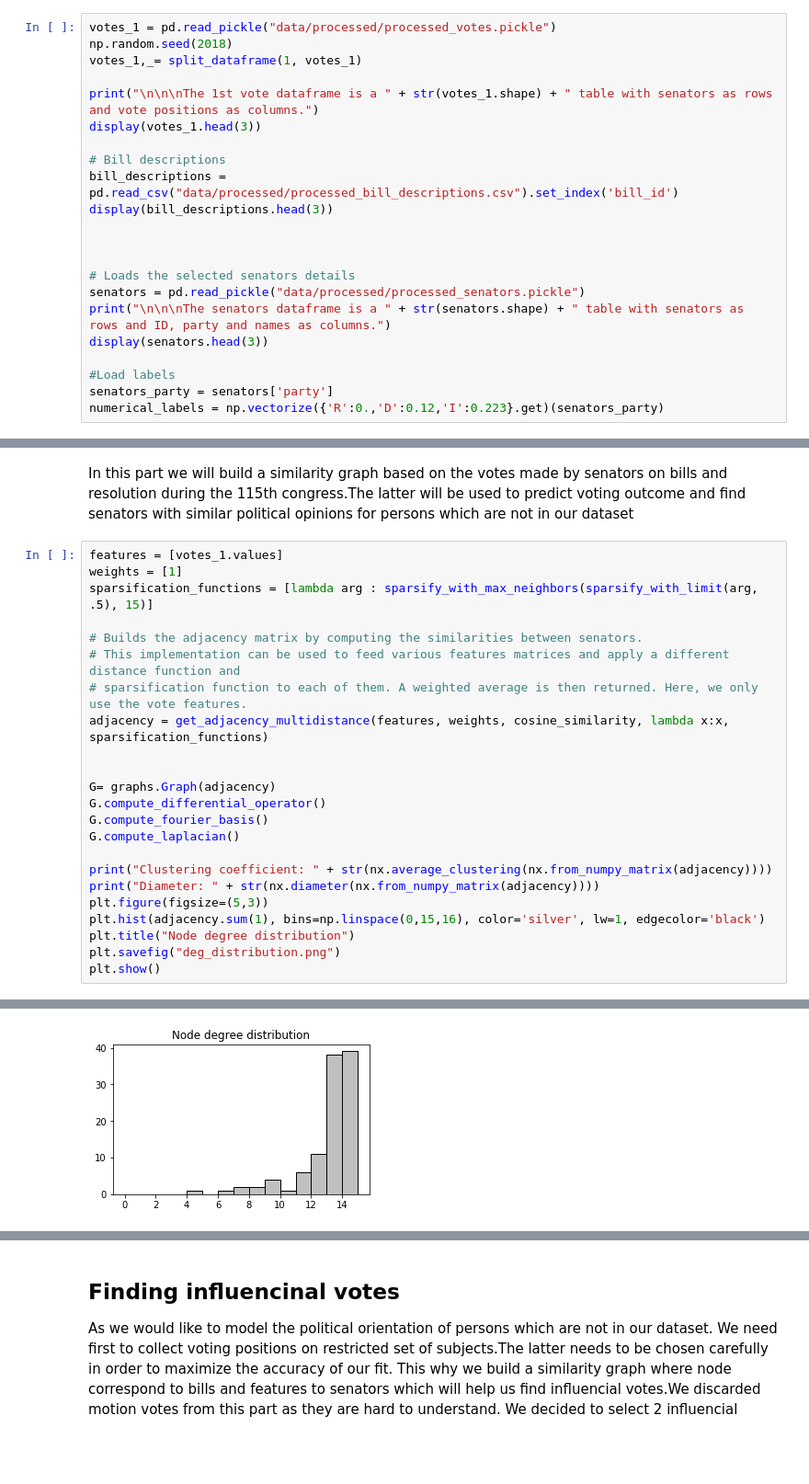
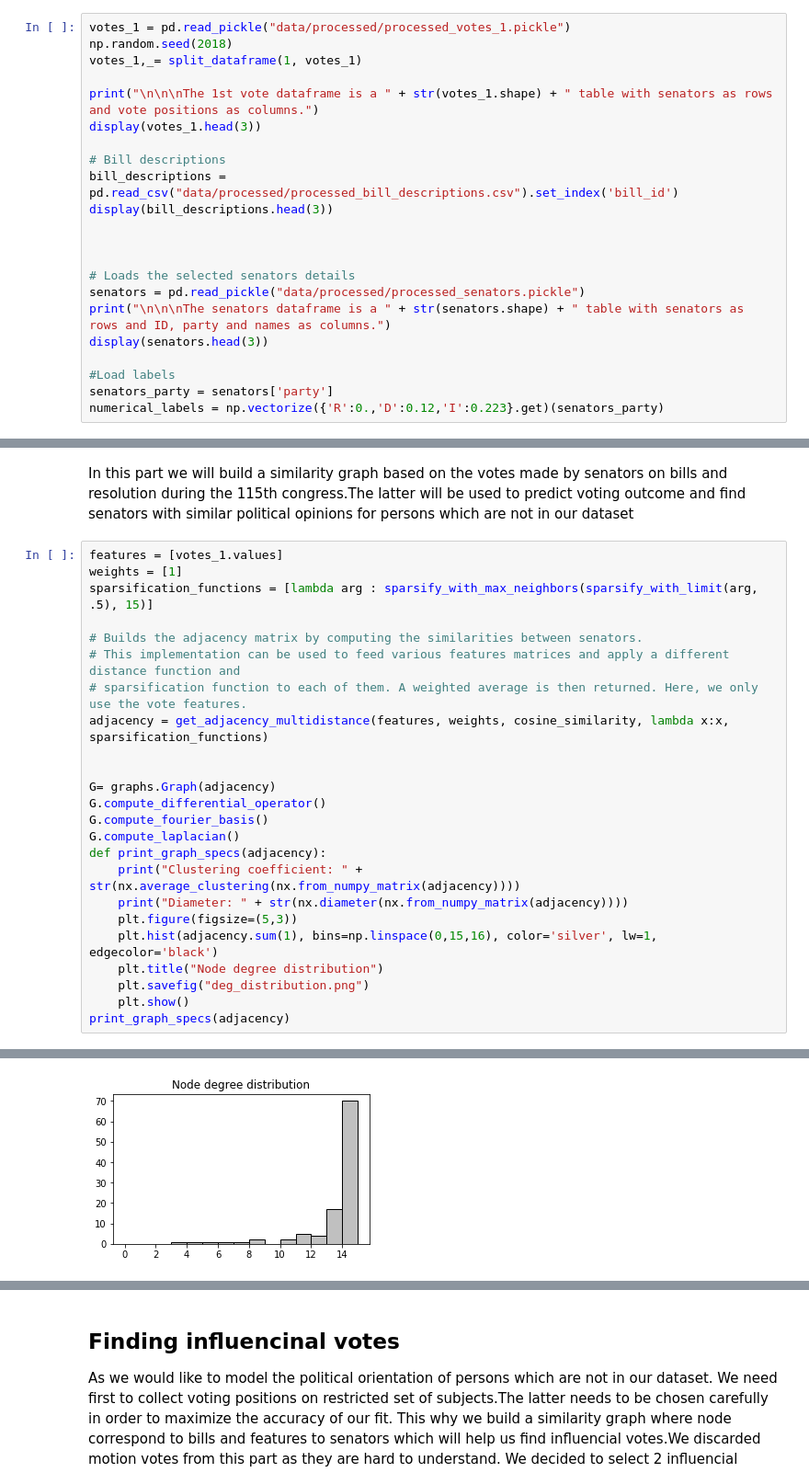
Before and after one commit to lkiel/US-Senators, a Jupyter notebook: Project Demonstration.ipynb, the cells around one changed output, grey strips where cells are left out. Shown at 92% size. Cells and saved outputs as stored; diff of their text form; blank space fills up the shorter version.

```diff
--- a/Project Demonstration.ipynb
+++ b/Project Demonstration.ipynb
@@ -59,7 +59,7 @@ party_colormap = {'R':'red', 'D': 'dodgerblue', 'I':'limegreen'}
 # %% [markdown]
 In this part we load the feature matrices constructed in the feature-engineering notebook (Feature Engineering.ipynb) as they will be used later to construct two distinct similarity matrices
 # %%
-votes_1 = pd.read_pickle("data/processed/processed_votes.pickle")
+votes_1 = pd.read_pickle("data/processed/processed_votes_1.pickle")
 np.random.seed(2018)
 votes_1,_= split_dataframe(1, votes_1)
 
@@ -118,12 +118,13 @@ G= graphs.Graph(adjacency)
 G.compute_differential_operator()
 G.compute_fourier_basis()
 G.compute_laplacian()
-
-print("Clustering coefficient: " + str(nx.average_clustering(nx.from_numpy_matrix(adjacency))))
-print("Diameter: " + str(nx.diameter(nx.from_numpy_matrix(adjacency))))
-plt.figure(figsize=(5,3))
-plt.hist(adjacency.sum(1), bins=np.linspace(0,15,16), color='silver', lw=1, edgecolor='black')
-plt.title("Node degree distribution")
-plt.savefig("deg_distribution.png")
-plt.show()
+def print_graph_specs(adjacency):
+    print("Clustering coefficient: " + str(nx.average_clustering(nx.from_numpy_matrix(adjacency))))
+    print("Diameter: " + str(nx.diameter(nx.from_numpy_matrix(adjacency))))
+    plt.figure(figsize=(5,3))
+    plt.hist(adjacency.sum(1), bins=np.linspace(0,15,16), color='silver', lw=1, edgecolor='black')
+    plt.title("Node degree distribution")
+    plt.savefig("deg_distribution.png")
+    plt.show()
+print_graph_specs(adjacency)
 # %% [output]
@@ -131,5 +132,5 @@ Clustering coefficient: 0.586543139400282
 Diameter: 8
-[figure, old version]
+[figure, new version]
 # %%
 
 plot_signal(G.W.todense(), senators['party'].map(party_colormap), labels=senators['name'], scale=[0,1])
```
Also changed, not shown: parts of 32 cells of this notebook, 1 other file.
